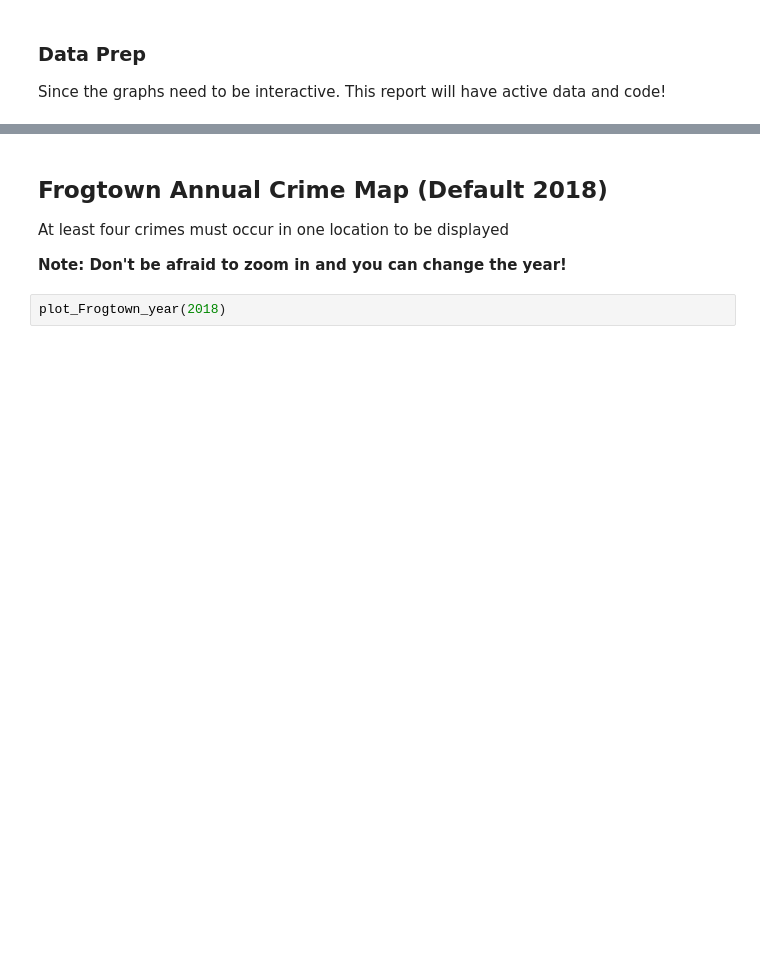
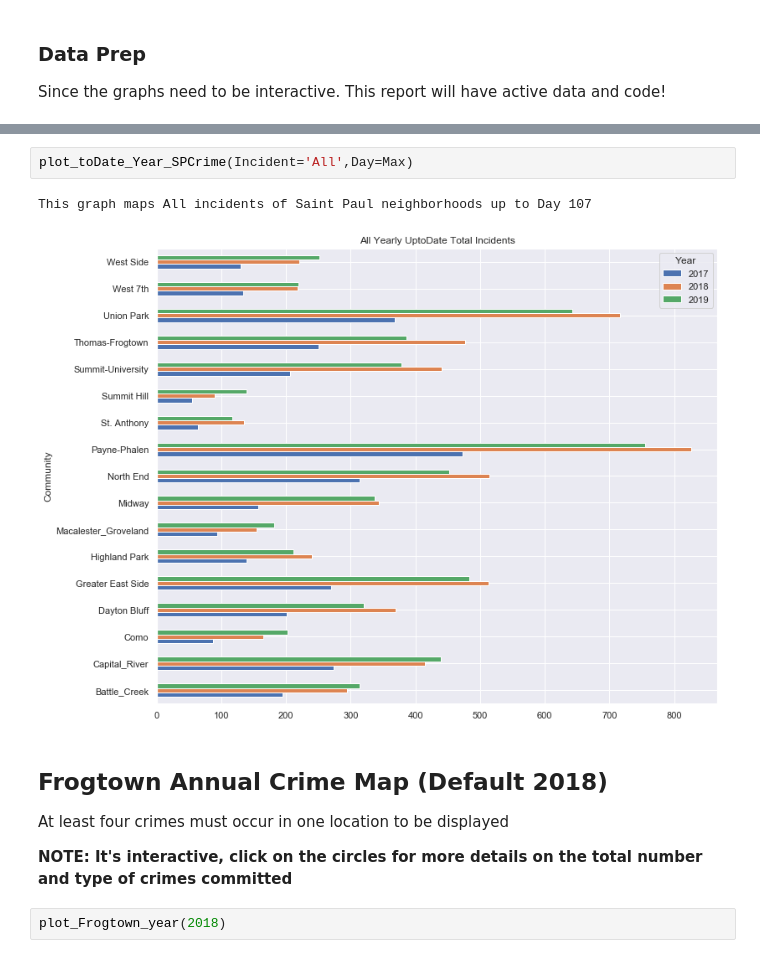
Before and after one commit to sustainabu/OpenData_Saint_Paul, a Jupyter notebook: Saint Paul Project/FG_Crime_Map.ipynb, the cells around one changed output, grey strips where cells are left out. Saved outputs shown, nothing was run; the diff lists cells and outputs as text; blank space fills up the shorter version.

```diff
--- a/Saint Paul Project/FG_Crime_Map.ipynb
+++ b/Saint Paul Project/FG_Crime_Map.ipynb
@@ -122,8 +151,13 @@ B.query('Count>9').sort_values(['Count'], ascending=False)
+# %%
+plot_toDate_Year_SPCrime(Incident='All',Day=Max)
+# %% [output]
+This graph maps All incidents of Saint Paul neighborhoods up to Day 107
+[figure, added]
 # %% [markdown]
 ## Frogtown Annual Crime Map (Default 2018) <a name="2018map"></a>
 At least four crimes must occur in one location to be displayed
 
-**Note: Don't be afraid to zoom in and you can change the year!**
+**NOTE: It's interactive, click on the circles for more details on the total number and type of crimes committed**
 # %%
 plot_Frogtown_year(2018)
 # %% [output]
```
Also changed, not shown: parts of 75 cells of this notebook, 3 other files.
